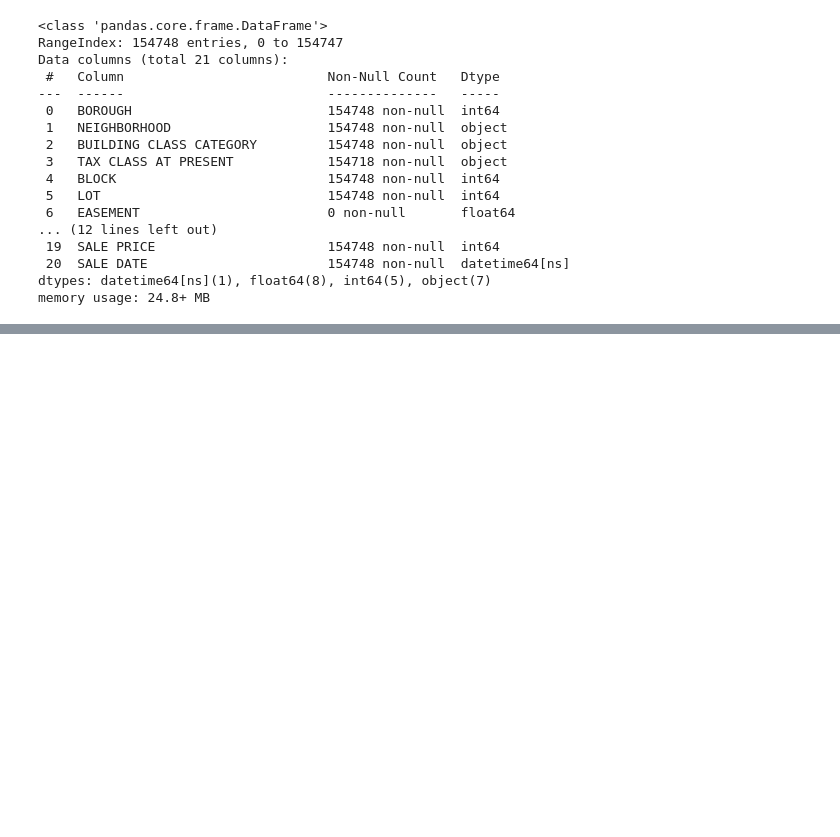
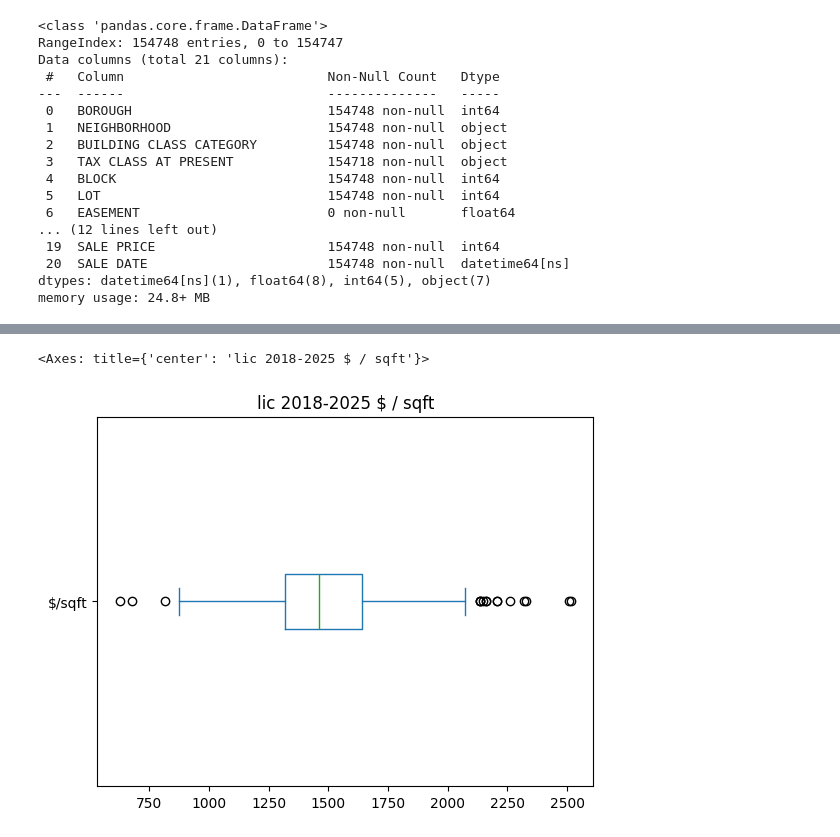
Before and after one commit to thexqin/lic-ast-condo-sales-analysis, a Jupyter notebook: lic_ast_condo_sales_analysis.ipynb, the cells around one changed output, grey strips where cells are left out. Saved outputs shown, nothing was run; the diff lists cells and outputs as text; code cells hidden in the pictures; blank space fills up the shorter version.

```diff
--- a/lic_ast_condo_sales_analysis.ipynb
+++ b/lic_ast_condo_sales_analysis.ipynb
@@ -319,0 +289,10 @@ dfast[(dfast['$/SQFT']>500) & (dfast['$/SQFT']<2400)]['$/SQFT'].plot.box(title='
+# %%
+# @title reload
+
+import pandas as pd
+
+dflic = pd.read_csv('2018-2025-lic.csv', parse_dates=['SALE DATE'])
+dfast = pd.read_csv('2018-2025-ast.csv', parse_dates=['SALE DATE'])
+# %%
+dflic['$/sqft'] = round(dflic['SALE PRICE'] / dflic['sqft'])
+dflic
@@ -319,0 +325,7 @@ dfast[(dfast['$/SQFT']>500) & (dfast['$/SQFT']<2400)]['$/SQFT'].plot.box(title='
+# %%
+# 1727 sample
+# $/sqft median 1462
+dflic[(dflic['$/sqft']>500) & (dflic['$/sqft']<3000)]['$/sqft'].plot.box(title='lic 2018-2025 $ / sqft', vert=False)
+# %% [output]
+<Axes: title={'center': 'lic 2018-2025 $ / sqft'}>
+[figure, added]
```
Also changed, not shown: parts of 56 cells of this notebook.
